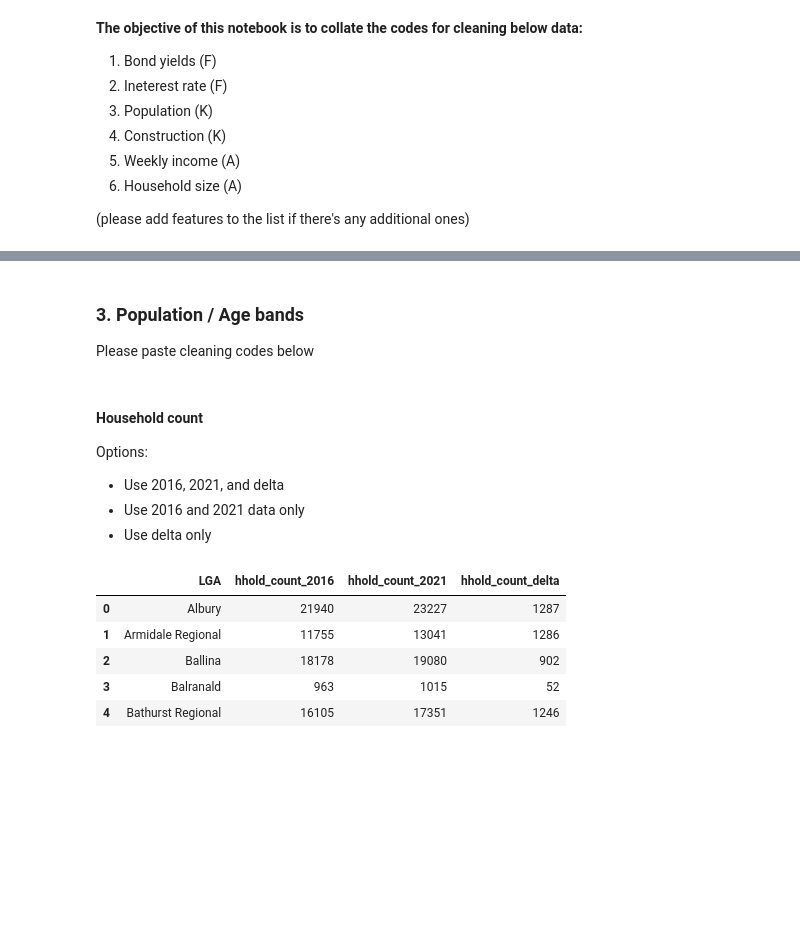
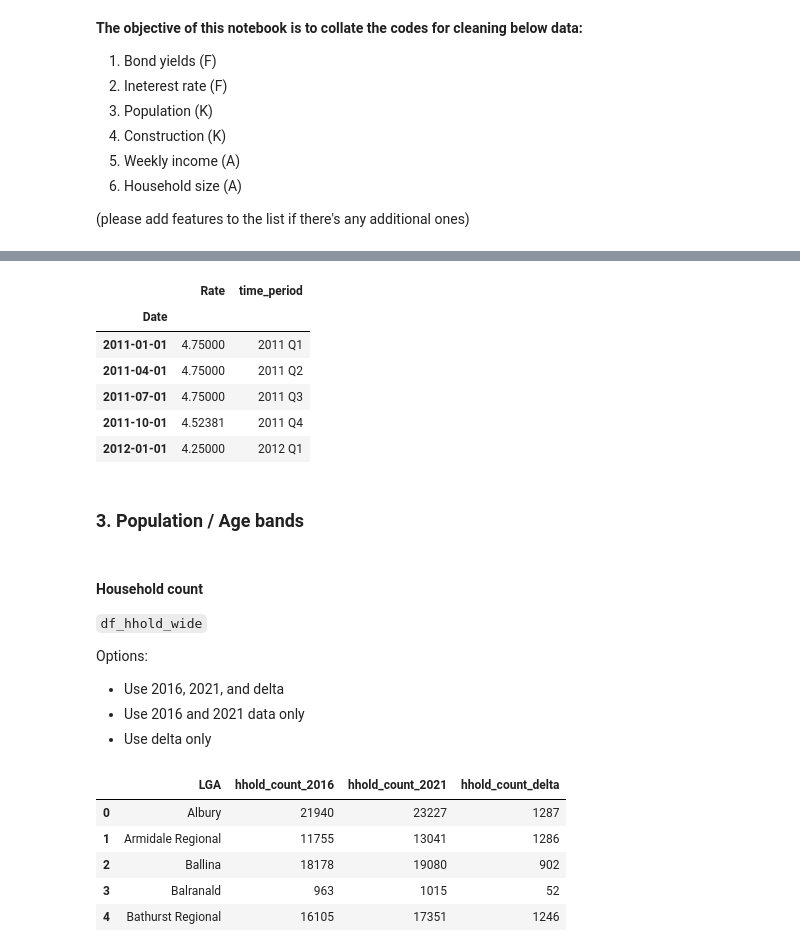
Before and after one commit to walthersy/NSW-house-price, a Jupyter notebook: Data Cleaning Pt2 (features data).ipynb, the cells around one changed output, grey strips where cells are left out. Drawn from its saved outputs; the diff is of its cells as text; code cells hidden in the pictures; blank space fills up the shorter version.

```diff
--- a/Data Cleaning Pt2 (features data).ipynb
+++ b/Data Cleaning Pt2 (features data).ipynb
@@ -20,9 +57,46 @@ Please paste cleaning codes below
 Please paste cleaning codes below
+# %%
+# read data in
+interest = "Files/Interest Rates/f01d.xls"
+interest = pd.read_excel(interest, sheet_name = "Data", usecols = "A:B", header = None, skiprows = range(0,12))
+interest.columns = ['Date', 'Rate']
+
+# get date time
+dates = pd.to_datetime(interest["Date"])
+interest["Year"] = dates.dt.year
+interest["Quarter"] = dates.dt.quarter
+
+# set date as index
+interest.set_index('Date', inplace = True)
+
+
+# calculate average
+quarter_rates = interest.resample('QS').mean()
+
+# create new column with average rate per quarter
+quarter_rates["Year"] = quarter_rates["Year"].astype(int)
+quarter_rates["Quarter"] = quarter_rates["Quarter"].astype(int)
+
+# time period
+quarter_rates["time_period"] = quarter_rates["Year"].map(str) + " Q" + quarter_rates["Quarter"].map(str)
+
+# remove Year and Quarter
+quarter_rates = quarter_rates[['Rate','time_period']]
+quarter_rates.head()
+# %% [output]
+|  | Rate | time_period |
+| Date |  |  |
+| 2011-01-01 | 4.75000 | 2011 Q1 |
+| 2011-04-01 | 4.75000 | 2011 Q2 |
+| 2011-07-01 | 4.75000 | 2011 Q3 |
+| 2011-10-01 | 4.52381 | 2011 Q4 |
+| 2012-01-01 | 4.25000 | 2012 Q1 |
 # %% [markdown]
 ### 3. Population / Age bands
-Please paste cleaning codes below
 # %% [markdown]
 #### Household count
+`df_hhold_wide`
+
 Options:
  - Use 2016, 2021, and delta
  - Use 2016 and 2021 data only
```
Also changed, not shown: parts of 12 cells of this notebook.
